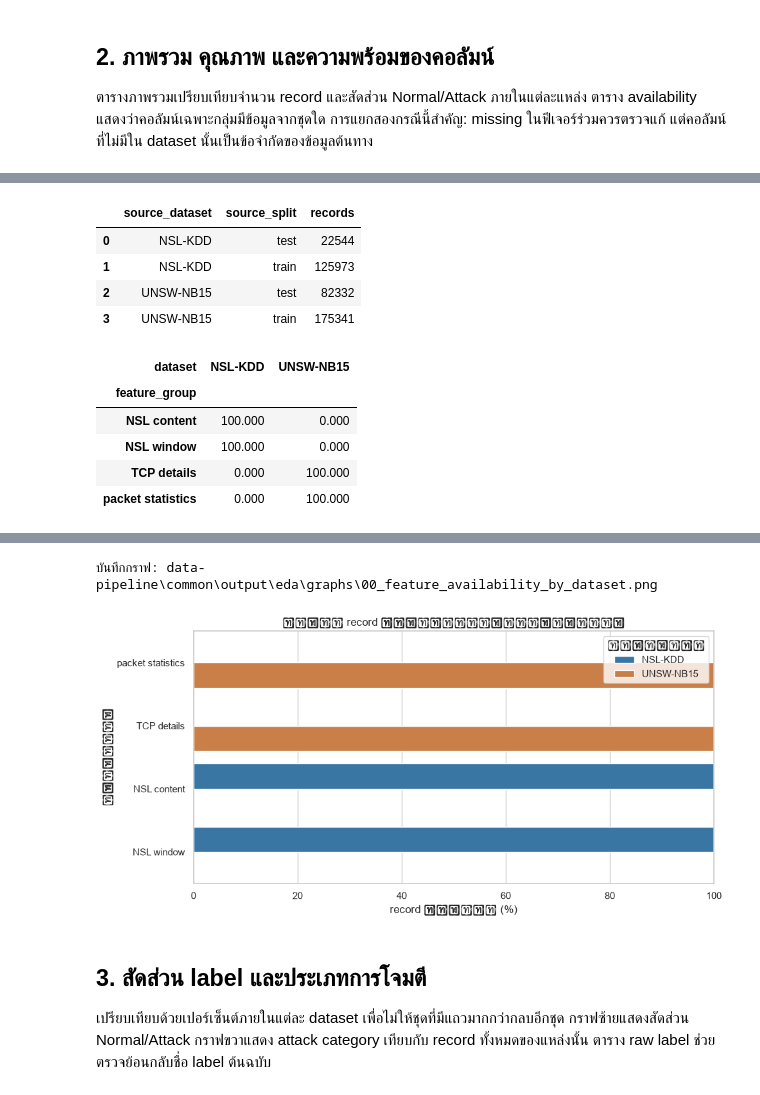
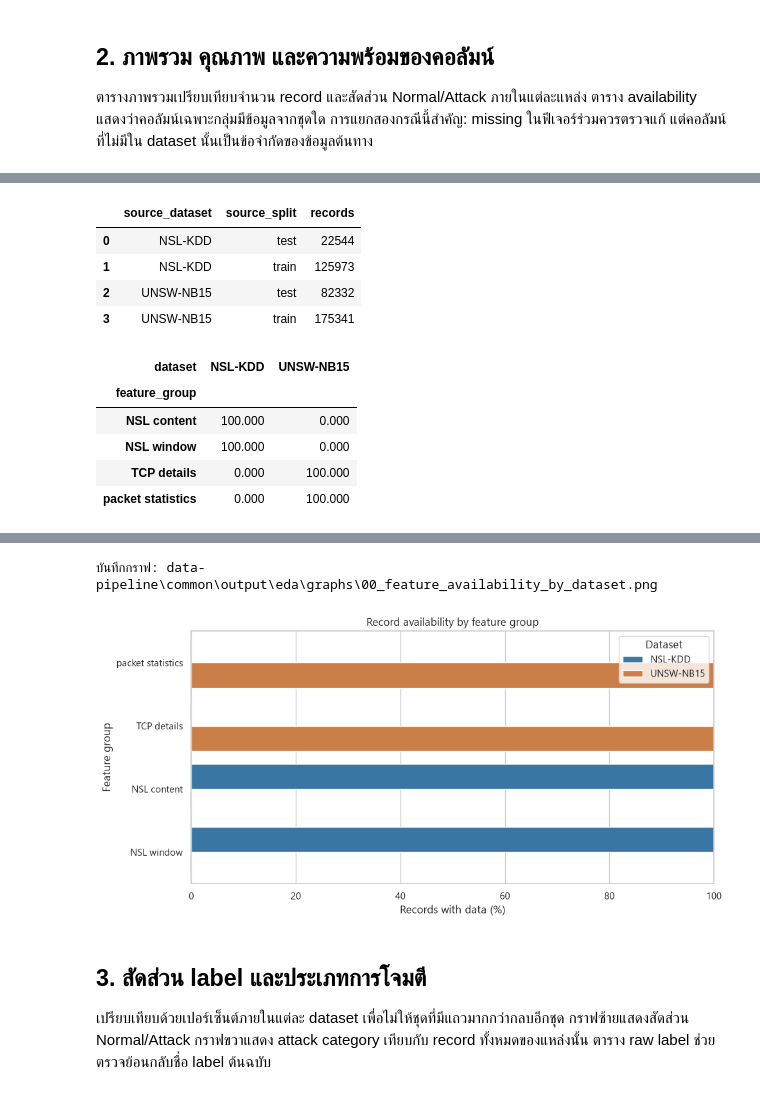
Before and after one commit to kokonj456-dotcom/CSI-ML-Network-Traffic-Detection, a Jupyter notebook: data-pipeline/common/eda.ipynb, the cells around one changed output, grey strips where cells are left out. Saved outputs shown, nothing was run; the diff lists cells and outputs as text; code cells hidden in the pictures.

```diff
--- a/data-pipeline/common/eda.ipynb
+++ b/data-pipeline/common/eda.ipynb
@@ -192,9 +192,9 @@ sns.barplot(
     hue='dataset', hue_order=list(DATASETS),
     palette={'NSL-KDD': '#2878B5', 'UNSW-NB15': '#E07A32'}, ax=ax,
 )
-ax.set(title='สัดส่วน record ที่มีข้อมูลในแต่ละกลุ่มฟีเจอร์',
-       xlabel='record ที่มีข้อมูล (%)', ylabel='กลุ่มฟีเจอร์', xlim=(0, 100))
-ax.legend(title='แหล่งข้อมูล')
+ax.set(title='Record availability by feature group',
+       xlabel='Records with data (%)', ylabel='Feature group', xlim=(0, 100))
+ax.legend(title='Dataset')
 plt.tight_layout()
 save_eda_graph(fig, '00_feature_availability_by_dataset.png')
 plt.show()
@@ -204,34 +204,34 @@ plt.show()
 | 1 | UNSW-NB15 | 257673 | 21 | 2 | 36.092 | 63.908 | ... |
 |  | source_dataset | source_split | records |
 | 0 | NSL-KDD | test | 22544 |
 | 1 | NSL-KDD | train | 125973 |
 | 2 | UNSW-NB15 | test | 82332 |
 | 3 | UNSW-NB15 | train | 175341 |
 | dataset | NSL-KDD | UNSW-NB15 |
 | feature_group |  |  |
 | NSL content | 100.000 | 0.000 |
 | NSL window | 100.000 | 0.000 |
 | TCP details | 0.000 | 100.000 |
 | packet statistics | 0.000 | 100.000 |
 |  | dataset | feature_group | feature | missing_records | missing_percent | availability_flag_percent |
 | 9 | NSL-KDD | NSL content | nsl_failed_logins | 0 | 0.000 | 100.000 |
 | 30 | UNSW-NB15 | NSL content | nsl_failed_logins | 257673 | 100.000 | 0.000 |
 | 7 | NSL-KDD | NSL content | nsl_hot | 0 | 0.000 | 100.000 |
 | 28 | UNSW-NB15 | NSL content | nsl_hot | 257673 | 100.000 | 0.000 |
 | 8 | NSL-KDD | NSL content | nsl_logged_in | 0 | 0.000 | 100.000 |
 | 29 | UNSW-NB15 | NSL content | nsl_logged_in | 257673 | 100.000 | 0.000 |
 | 10 | NSL-KDD | NSL content | nsl_root_shell | 0 | 0.000 | 100.000 |
 | 31 | UNSW-NB15 | NSL content | nsl_root_shell | 257673 | 100.000 | 0.000 |
 | 11 | NSL-KDD | NSL window | nsl_count_2s | 0 | 0.000 | 100.000 |
 | 32 | UNSW-NB15 | NSL window | nsl_count_2s | 257673 | 100.000 | 0.000 |
 | ... | ... | ... | ... | ... | ... | ... |
 | 36 | UNSW-NB15 | shared core | duration | 0 | 0.000 | 100.000 |
 | 16 | NSL-KDD | shared core | protocol | 0 | 0.000 | 100.000 |
 | 37 | UNSW-NB15 | shared core | protocol | 0 | 0.000 | 100.000 |
 | 19 | NSL-KDD | shared core | service_group | 0 | 0.000 | 100.000 |
 | 40 | UNSW-NB15 | shared core | service_group | 0 | 0.000 | 100.000 |
 บันทึกกราฟ: data-pipeline\common\output\eda\graphs\00_feature_availability_by_dataset.png
-[figure, old version]
+[figure, new version]
 # %% [markdown]
 ## 3. สัดส่วน label และประเภทการโจมตี
 
```
Also changed, not shown: parts of 4 cells of this notebook, 5 other files.
